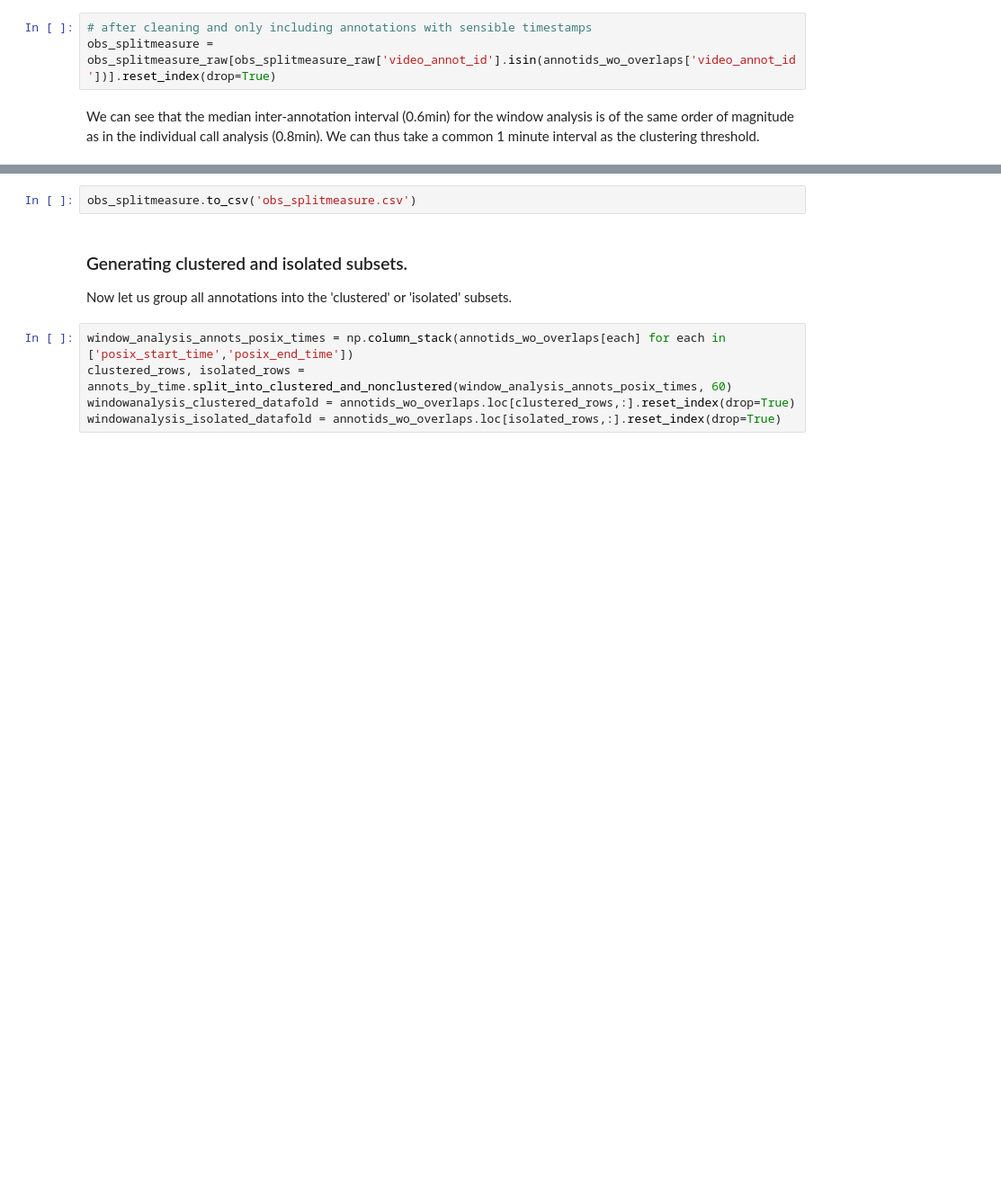
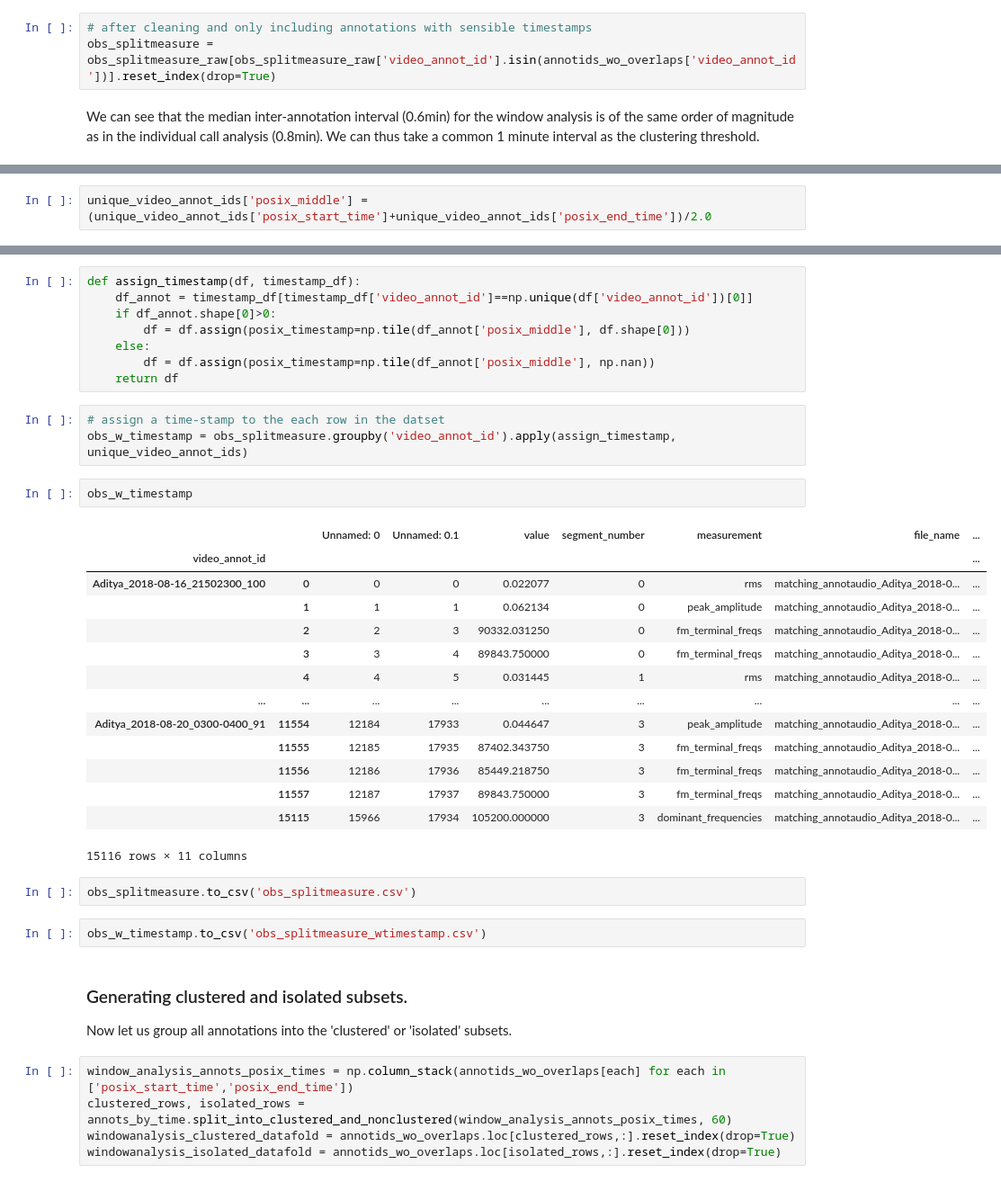
Before and after one commit to thejasvibr/mhbc-online, a Jupyter notebook: combined_analysis/Combined analysis notebook.ipynb, the cells around one changed output, grey strips where cells are left out. Shown at 90% size. Saved outputs shown, nothing was run; the diff lists cells and outputs as text; blank space fills up the shorter version.

```diff
--- a/combined_analysis/Combined analysis notebook.ipynb
+++ b/combined_analysis/Combined analysis notebook.ipynb
@@ -850,0 +859,2 @@ We can see that the median inter-annotation interval (0.6min) for the window ana
+# %%
+unique_video_annot_ids['posix_middle'] = (unique_video_annot_ids['posix_start_time']+unique_video_annot_ids['posix_end_time'])/2.0
@@ -851,5 +877,35 @@ We can see that the median inter-annotation interval (0.6min) for the window ana
+# %%
+def assign_timestamp(df, timestamp_df):
+    df_annot = timestamp_df[timestamp_df['video_annot_id']==np.unique(df['video_annot_id'])[0]]
+    if df_annot.shape[0]>0:
+        df = df.assign(posix_timestamp=np.tile(df_annot['posix_middle'], df.shape[0]))
+    else:
+        df = df.assign(posix_timestamp=np.tile(df_annot['posix_middle'], np.nan))
+    return df
+# %%
+# assign a time-stamp to the each row in the datset
+obs_w_timestamp = obs_splitmeasure.groupby('video_annot_id').apply(assign_timestamp, unique_video_annot_ids)
+# %%
+obs_w_timestamp
+# %% [output]
+|  |  | Unnamed: 0 | Unnamed: 0.1 | value | segment_number | measurement | file_name | ... |
+| video_annot_id |  |  |  |  |  |  |  | ... |
+| Aditya_2018-08-16_21502300_100 | 0 | 0 | 0 | 0.022077 | 0 | rms | matching_annotaudio_Aditya_2018-0... | ... |
+|  | 1 | 1 | 1 | 0.062134 | 0 | peak_amplitude | matching_annotaudio_Aditya_2018-0... | ... |
+|  | 2 | 2 | 3 | 90332.031250 | 0 | fm_terminal_freqs | matching_annotaudio_Aditya_2018-0... | ... |
+|  | 3 | 3 | 4 | 89843.750000 | 0 | fm_terminal_freqs | matching_annotaudio_Aditya_2018-0... | ... |
+|  | 4 | 4 | 5 | 0.031445 | 1 | rms | matching_annotaudio_Aditya_2018-0... | ... |
+| ... | ... | ... | ... | ... | ... | ... | ... | ... |
+| Aditya_2018-08-20_0300-0400_91 | 11554 | 12184 | 17933 | 0.044647 | 3 | peak_amplitude | matching_annotaudio_Aditya_2018-0... | ... |
+|  | 11555 | 12185 | 17935 | 87402.343750 | 3 | fm_terminal_freqs | matching_annotaudio_Aditya_2018-0... | ... |
+|  | 11556 | 12186 | 17936 | 85449.218750 | 3 | fm_terminal_freqs | matching_annotaudio_Aditya_2018-0... | ... |
+|  | 11557 | 12187 | 17937 | 89843.750000 | 3 | fm_terminal_freqs | matching_annotaudio_Aditya_2018-0... | ... |
+|  | 15115 | 15966 | 17934 | 105200.000000 | 3 | dominant_frequencies | matching_annotaudio_Aditya_2018-0... | ... |
+15116 rows × 11 columns
 # %%
 obs_splitmeasure.to_csv('obs_splitmeasure.csv')
+# %%
+obs_w_timestamp.to_csv('obs_splitmeasure_wtimestamp.csv')
 # %% [markdown]
 ### Generating clustered and isolated subsets.
 Now let us group all annotations into the 'clustered' or 'isolated' subsets.
```
Also changed, not shown: parts of 7 cells of this notebook, 3 other files.
